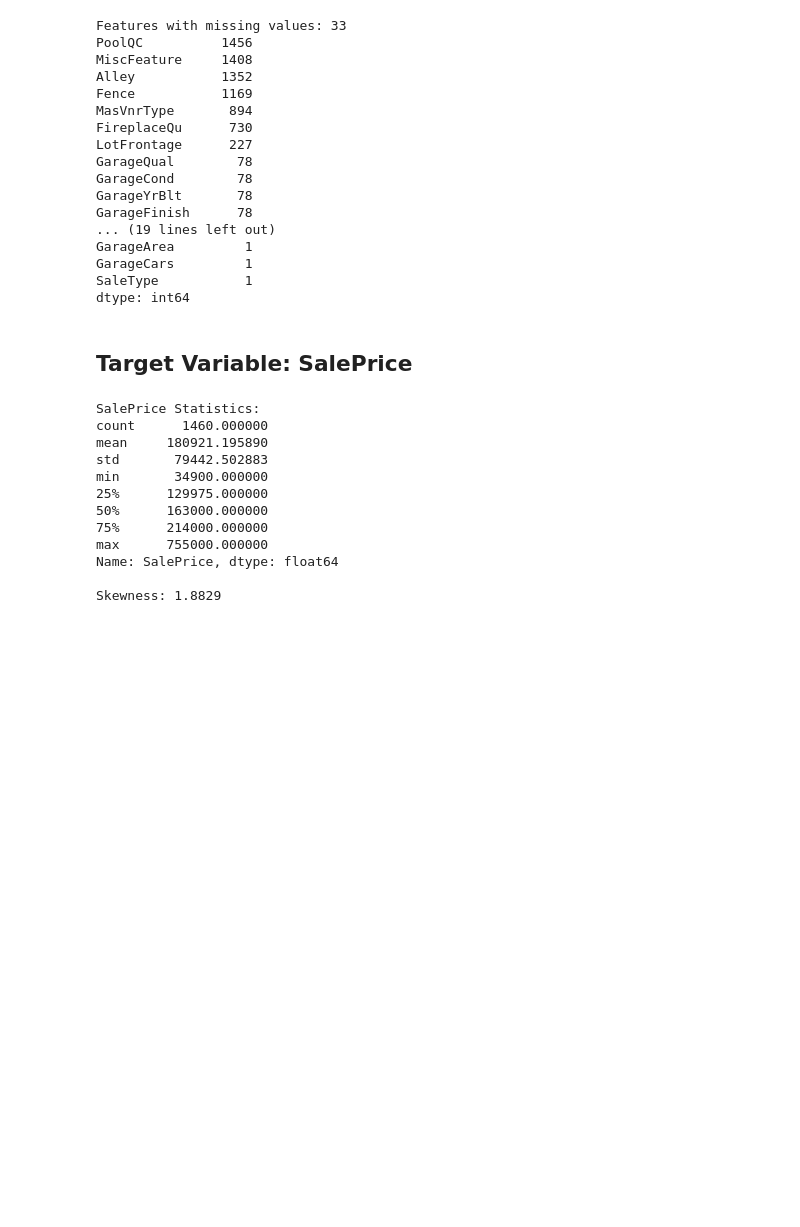
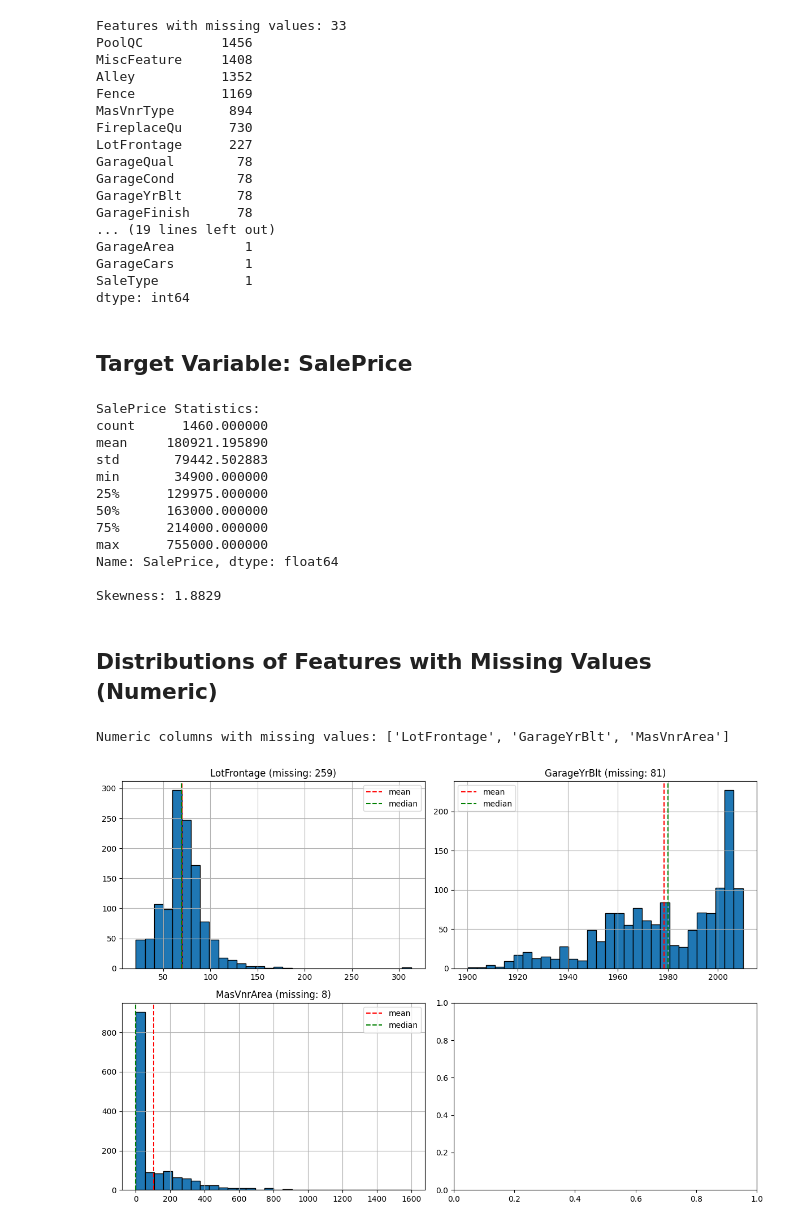
Before and after one commit to AsserMahmoud-DS/realestatecons, a Jupyter notebook: notebooks/eda.ipynb, the cells around one changed output. Cells and saved outputs as stored; diff of their text form; code cells hidden in the pictures; blank space fills up the shorter version.

```diff
--- a/notebooks/eda.ipynb
+++ b/notebooks/eda.ipynb
@@ -172,3 +173,29 @@ max      755000.000000
 Name: SalePrice, dtype: float64
 
 Skewness: 1.8829
+# %% [markdown]
+## Distributions of Features with Missing Values (Numeric)
+# %%
+missing_cols = missing_train.index.tolist()
+# Get numeric columns with missing values
+numeric_missing = [c for c in missing_cols if train_df[c].dtype in ['int64', 'float64']]
+print('Numeric columns with missing values:', numeric_missing)
+# %% [output]
+Numeric columns with missing values: ['LotFrontage', 'GarageYrBlt', 'MasVnrArea']
+# %%
+# Plot histograms for numeric features with missing values
+fig, axes = plt.subplots(2, 2, figsize=(12, 8))
+axes = axes.ravel()
+
+for i, col in enumerate(numeric_missing):
+    train_df[col].hist(ax=axes[i], bins=30, edgecolor='black')
+    axes[i].set_title(f'{col} (missing: {train_df[col].isna().sum()})')
+    axes[i].axvline(train_df[col].mean(), color='red', linestyle='--', label='mean')
+    axes[i].axvline(train_df[col].median(), color='green', linestyle='--', label='median')
+    axes[i].legend()
+
+plt.tight_layout()
+plt.savefig(BASE_DIR / 'reports' / 'figures' / 'missing_numeric_histograms.png', dpi=100)
+plt.show()
+# %% [output]
+[figure, added]
```
Also changed, not shown: parts of 9 cells of this notebook.
